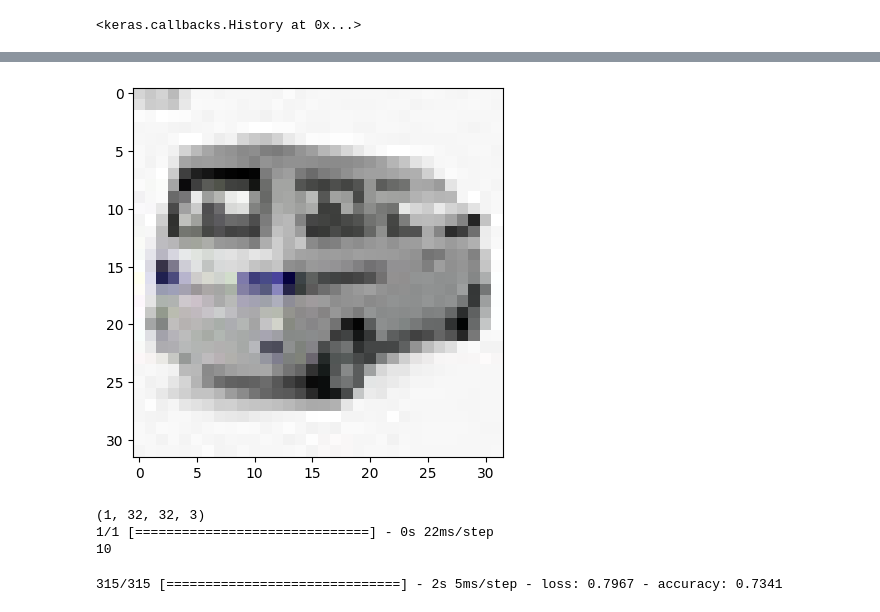
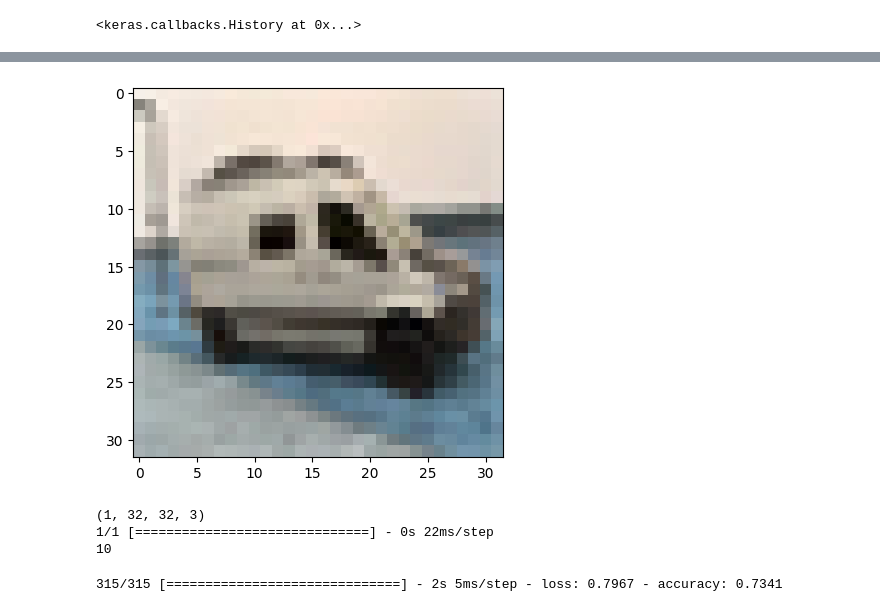
Before and after one commit to pkorytkin/Tensorflow_FKI_fall_2022, a Jupyter notebook: 2022.12.02/VanDataset.ipynb, the cells around one changed output, grey strips where cells are left out. Drawn from its saved outputs; the diff is of its cells as text; code cells hidden in the pictures.

```diff
--- a/2022.12.02/VanDataset.ipynb
+++ b/2022.12.02/VanDataset.ipynb
@@ -202,7 +202,7 @@ model.save("ready.h5")
 # %%
 #10 - класс для минивенов
 model.evaluate(test,test_y)
-im = cv2.imread("Gonow_Minivan.jpg")
+im = cv2.imread("game.jpg")
 
 
 
@@ -221,4 +221,4 @@ print(model.predict(im,batch_size=1).argmax())
-[figure, old version]
+[figure, new version]
 (1, 32, 32, 3)
 1/1 [==============================] - 0s 22ms/step
 10
```
Also changed, not shown: parts of 1 cell of this notebook, 3 other files.
